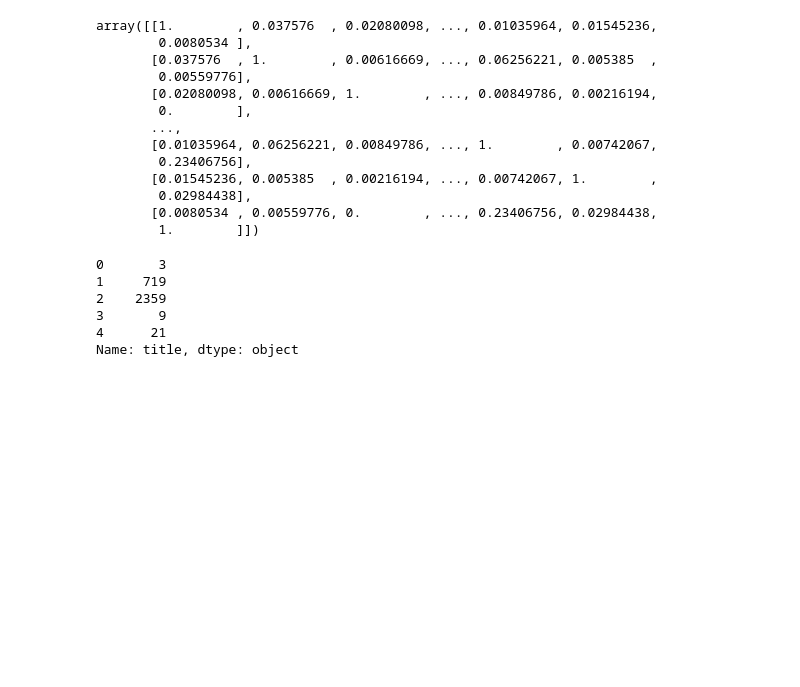
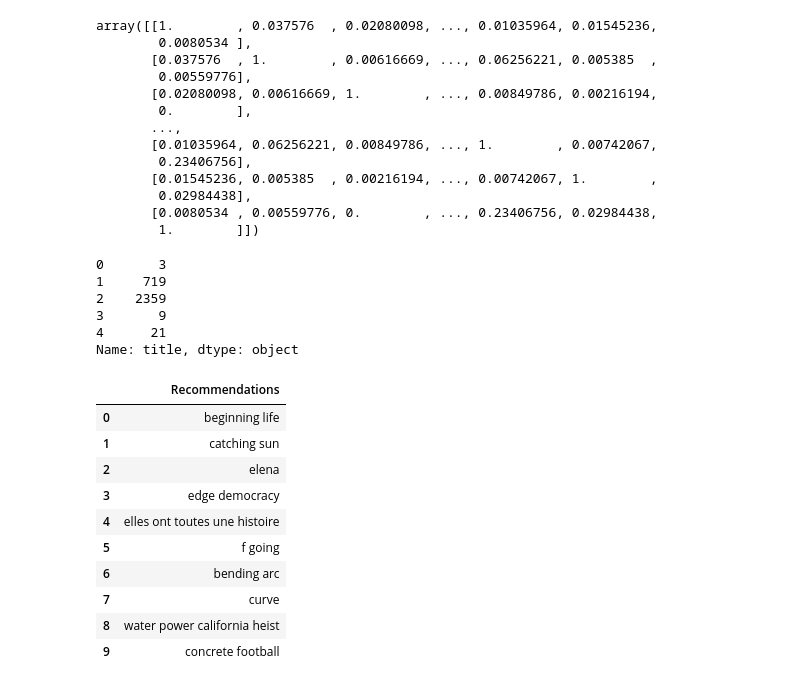
Before and after one commit to sksamima5/Netflix-movies-and-TV-shows-clustering, a Jupyter notebook: NETFLIX_MOVIES_AND_TV_SHOWS_CLUSTERING.ipynb, the cells around one changed output. Saved outputs shown, nothing was run; the diff lists cells and outputs as text; code cells hidden in the pictures; blank space fills up the shorter version.

```diff
--- a/NETFLIX_MOVIES_AND_TV_SHOWS_CLUSTERING.ipynb
+++ b/NETFLIX_MOVIES_AND_TV_SHOWS_CLUSTERING.ipynb
@@ -826,28 +823,40 @@ indices[:5]
 4      21
 Name: title, dtype: object
 # %%
-#function that takes in movie title as input and returns the top 10 recommended movies
-def recommendations(Title, cosine_sim=cosine_sim):
+# function that takes in movie title as input and returns the top 10 recommended movies
+def recommendations(Title, cosine_sim = cosine_sim):
 
-  recommended_movies = []
+    recommended_movies = []
 
-  #Getting the index of the movie that matches the title
-  idx = indices[indices == Title].index[0]
+    # gettin the index of the movie that matches the title
+    idx = indices[indices == Title].index[0]
 
-  #Creating a Series with the similarity scores in descending order
-  score_series = pd.series(cosine_sim[idx]).sort_values(ascending = False)
+    # creating a Series with the similarity scores in descending order
+    score_series = pd.Series(cosine_sim[idx]).sort_values(ascending = False)
 
-  #Getting the indexes of the 10 most similar movies
-  top_10_indexes = list(score_series.iloc[1:11].index)
+    # getting the indexes of the 10 most similar movies
+    top_10_indexes = list(score_series.iloc[1:11].index)
 
-  #Populating the list with the titles of the best 10 matching movies
-  for i in top_10_indexes:
-     recommended_movies.append(list(clustering_df.index)[i])
+    # populating the list with the titles of the best 10 matching movies
+    for i in top_10_indexes:
+        recommended_movies.append(list(clustering_df.index)[i])
 
-     return recommended_movies
+    return recommended_movies
 # %%
 #Lets try getting recommendations for Movies.
-movie_recommendations = pd.DataFrame(recommendations('beginning life'), columns=['Recommendations'])
+movie_recommendations = pd.DataFrame(recommendations('new capitalism'), columns=['Recommendations'])
 movie_recommendations.head(11)
+# %% [output]
+|  | Recommendations |
+| 0 | beginning life |
+| 1 | catching sun |
+| 2 | elena |
+| 3 | edge democracy |
+| 4 | elles ont toutes une histoire |
+| 5 | f going |
+| 6 | bending arc |
+| 7 | curve |
+| 8 | water power california heist |
+| 9 | concrete football |
 # %%
 # Lets try getting recommendations for Tv-Shows.
```
Also changed, not shown: parts of 7 cells of this notebook.
